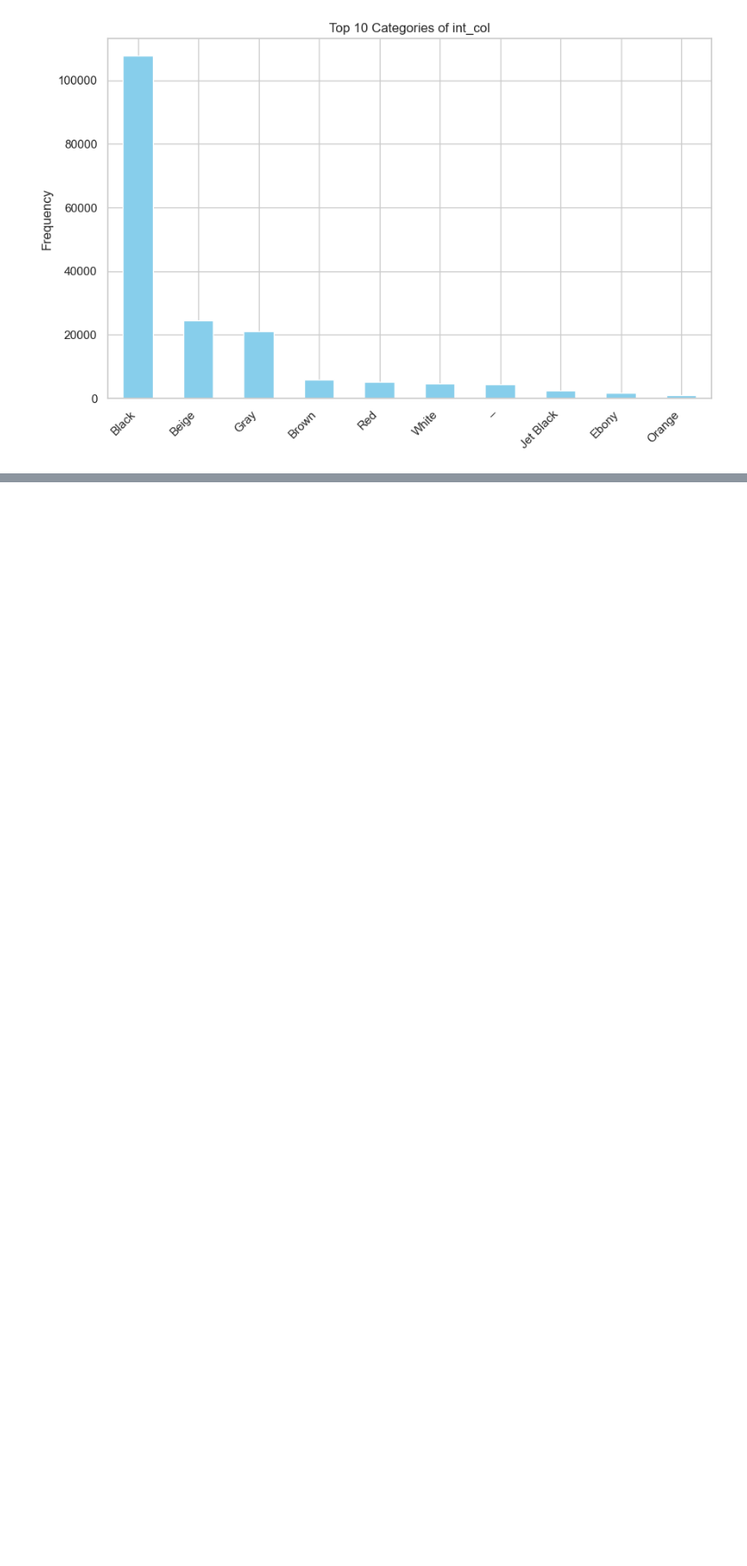
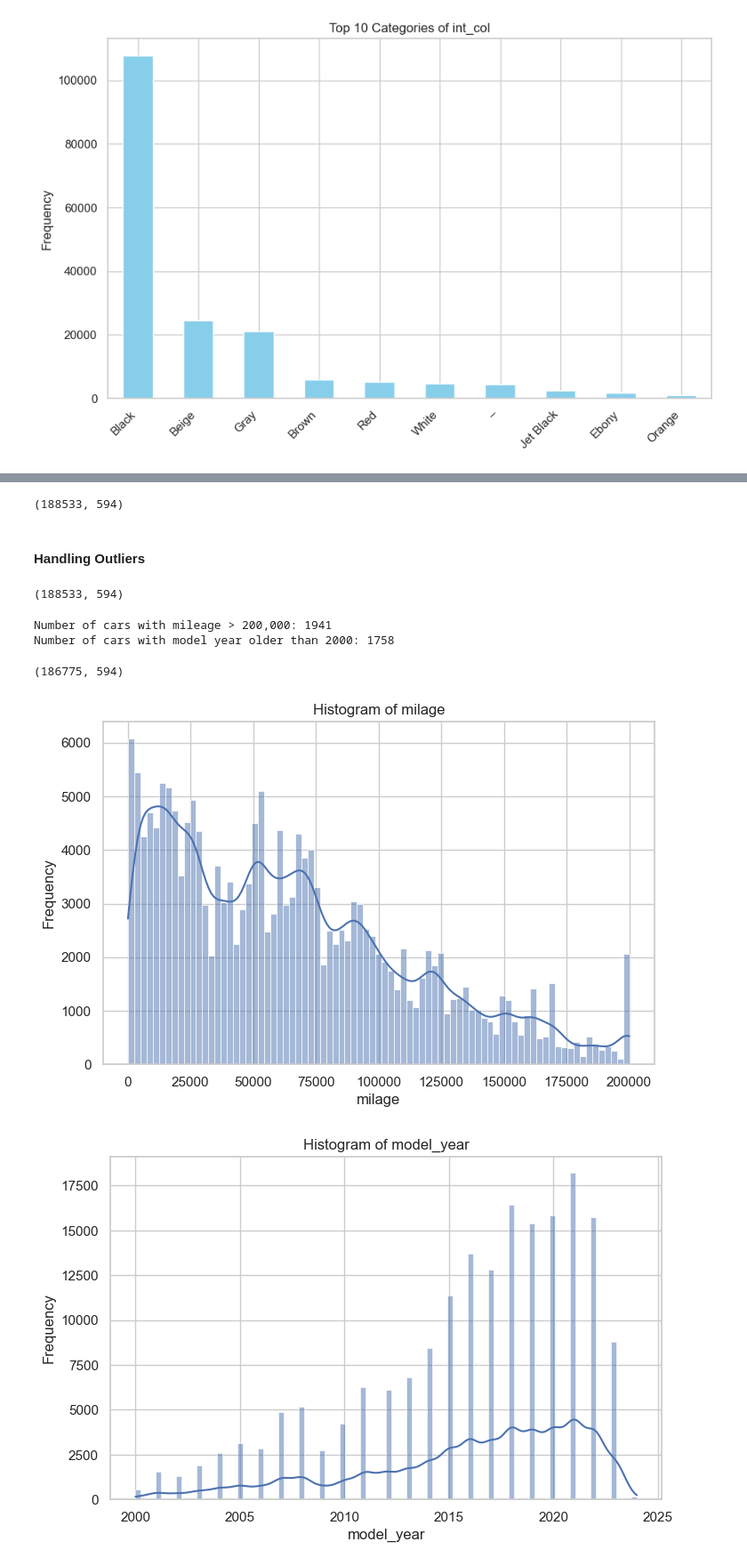
Before and after one commit to dimakazlouski/Used-Car-Prices-Regression, a Jupyter notebook: notebook.ipynb, the cells around one changed output, grey strips where cells are left out. Shown at 89% size. Drawn from its saved outputs; the diff is of its cells as text; code cells hidden in the pictures; blank space fills up the shorter version.

```diff
--- a/notebook.ipynb
+++ b/notebook.ipynb
@@ -270,0 +326,9 @@ plt.show()
+# %%
+# Performing One-Hot Encoding (OHE) on the categorical variables
+categorical_features_to_encode = ['brand', 'fuel_type', 'transmission', 'ext_col', 'int_col', 'accident']
+
+# Perform one-hot encoding on the selected categorical variables
+data_encoded = pd.get_dummies(data, columns=categorical_features_to_encode, drop_first=True)
+
+# Display the first few rows of the encoded dataset to verify the transformation
+data_encoded.head()
@@ -270,0 +406,6 @@ plt.show()
+# %%
+# Replace the 'model' and 'engine' columns in data_encoded with target-encoded values
+data_encoded['model'] = train_encoded['model']
+data_encoded['engine'] = train_encoded['engine']
+
+data_encoded.head()
@@ -270,0 +420,48 @@ plt.show()
+# %%
+data_encoded.shape
+# %% [output]
+(188533, 594)
+# %% [markdown]
+#### Handling Outliers
+# %%
+no_outlier_data = data_encoded.copy()
+no_outlier_data.shape
+# %% [output]
+(188533, 594)
+# %%
+# Find the number of cars with mileage > 200,000
+high_mileage_count = data[data['milage'] > 200000].shape[0]
+
+# Find the number of cars with model year older than 2000
+old_model_year_count = data[data['model_year'] < 2000].shape[0]
+
+print(f'Number of cars with mileage > 200,000: {high_mileage_count}')
+print(f'Number of cars with model year older than 2000: {old_model_year_count}')
+# %% [output]
+Number of cars with mileage > 200,000: 1941
+Number of cars with model year older than 2000: 1758
+# %%
+# Capping mileage at 200,000
+no_outlier_data['milage'] = no_outlier_data['milage'].apply(lambda x: min(x, 200000))
+
+# Removing cars with model year older than 2000
+no_outlier_data = no_outlier_data[no_outlier_data['model_year'] >= 2000]
+
+# Verifying the changes
+no_outlier_data.shape
+# %% [output]
+(186775, 594)
+# %%
+numerical_features = ['milage','model_year']
+
+# Taking a look at milage and model_year after removing outliers
+for feature in numerical_features:
+    plt.figure(figsize=(8, 5))
+    sns.histplot(no_outlier_data[feature], kde=True)
+    plt.title(f'Histogram of {feature}')
+    plt.xlabel(feature)
+    plt.ylabel('Frequency')
+    plt.show()
+# %% [output]
+[figure, added]
+[figure, added]
```
Also changed, not shown: parts of 32 cells of this notebook.
